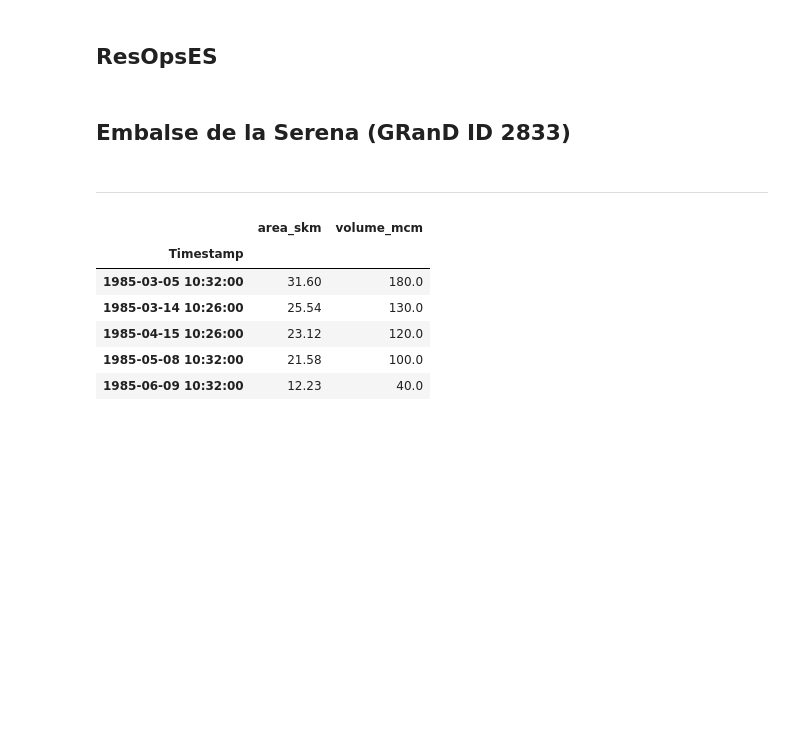
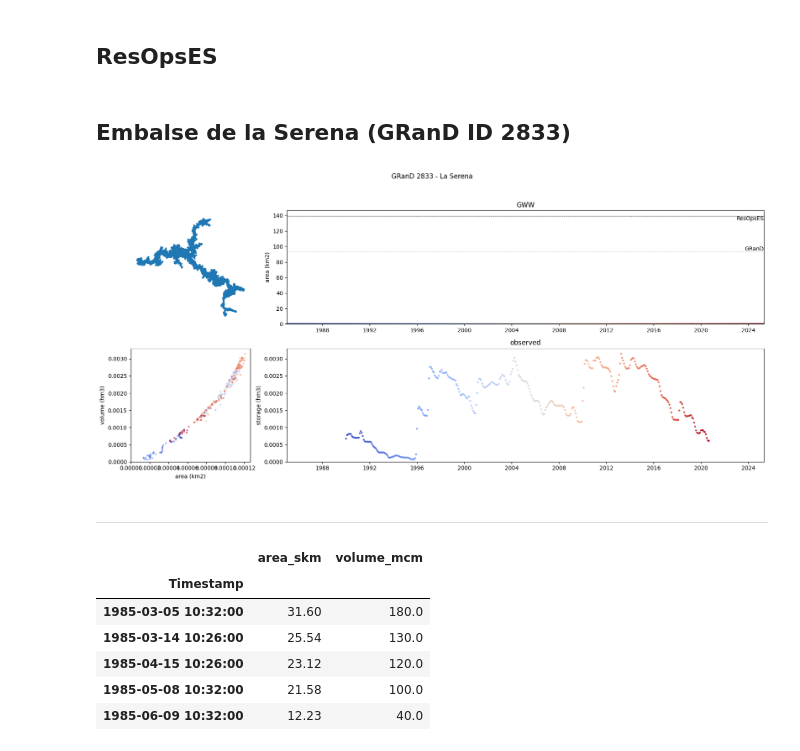
Before and after one commit to casadoj/lisflood-reservoirs, a Jupyter notebook: notebook/GlobalWaterWatch/GWW_API.ipynb, the cells around one changed output. Drawn from its saved outputs; the diff is of its cells as text; code cells hidden in the pictures; blank space fills up the shorter version.

```diff
--- a/notebook/GlobalWaterWatch/GWW_API.ipynb
+++ b/notebook/GlobalWaterWatch/GWW_API.ipynb
@@ -100,36 +100,38 @@ ax_area.scatter(
     s=5
 )
 ax_area.axhline(grand.loc[grand_id, 'AREA_SKM'], c='k', ls=':', lw=.5)
 ax_area.text(gww_ts.index.max(), grand.loc[grand_id, 'AREA_SKM'], 'GRanD', ha='right', va='bottom')
-ax_area.axhline(attributes.loc[grand_id, 'AREA_MNL'], c='k', ls='--', lw=.5)
-ax_area.text(gww_ts.index.max(), attributes.loc[grand_id, 'AREA_MNL'], 'ResOpsES', ha='right', va='top')
+ax_area.axhline(resops_attrs.loc[grand_id, 'AREA_MNL'], c='k', ls='--', lw=.5)
+ax_area.text(gww_ts.index.max(), resops_attrs.loc[grand_id, 'AREA_MNL'], 'ResOpsES', ha='right', va='top')
 ax_area.set(
     xlim=(gww_ts.index.min(), gww_ts.index.max()),
     ylim=(0, None),
     ylabel='area (km2)',
     title='GWW'
 )
 
 # Bottom-right: volume time series
 ax_vol = fig.add_subplot(gs[1, 1], sharex=ax_area, sharey=ax_curve)
 ax_vol.scatter(
     x=df.index,
     y=df.storage_mcm,
     c=df.index,
     cmap='coolwarm',
     s=5
 )
 ax_vol.axhline(grand.loc[grand_id, 'CAP_MCM'], c='k', ls=':', lw=.5)
-ax_vol.axhline(attributes.loc[grand_id, 'VOL_MNL'], c='k', ls='--', lw=.5)
+ax_vol.axhline(resops_attrs.loc[grand_id, 'VOL_MNL'], c='k', ls='--', lw=.5)
 ax_vol.set(
     xlim=(gww_ts.index.min(), gww_ts.index.max()),
     ylim=(0, None),
     ylabel='storage (hm3)',
     title='observed'
 )
 
 fig.suptitle(f"GRanD {grand_id} - {grand.loc[grand_id, 'DAM_NAME']}")
 fig.tight_layout(rect=[0, 0, 1, 0.95])  # leave space for suptitle
+# %% [output]
+[figure, added]
 # %% [markdown]
 ***
 # %%
```
Also changed, not shown: parts of 2 cells of this notebook.
